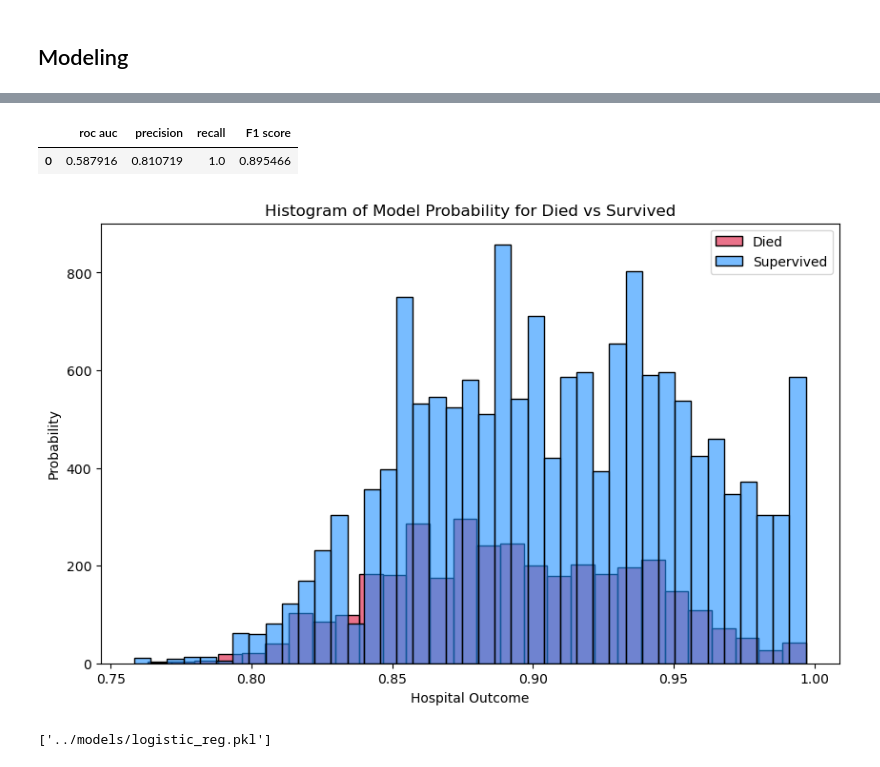
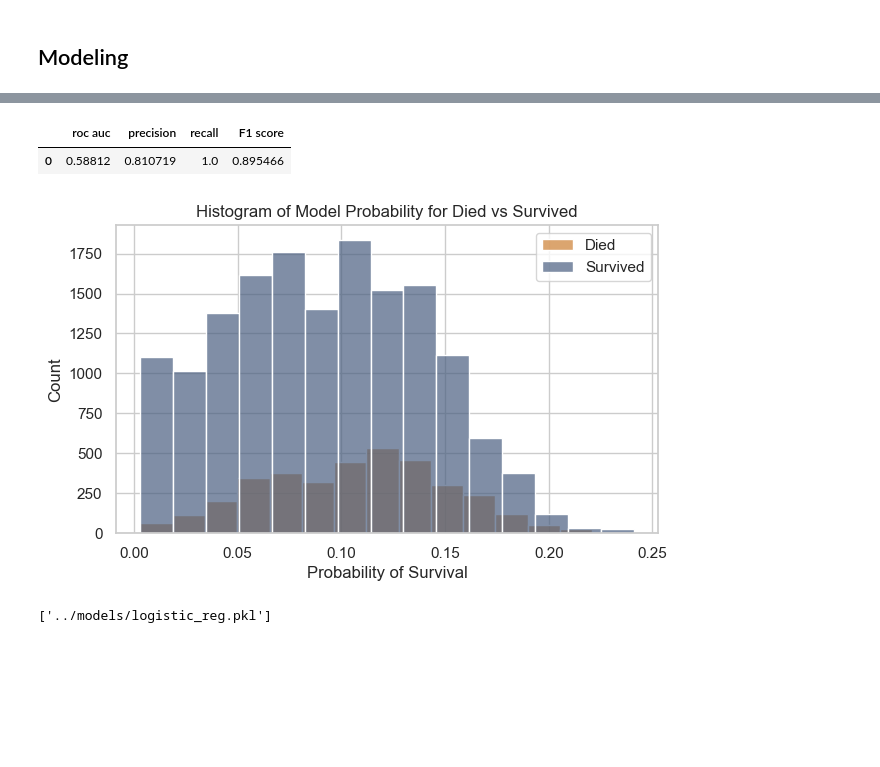
Before and after one commit to Eligoze75/Sepsis-Survival-Minimal-Clinical-Records, a Jupyter notebook: src/sepsis-predictor-report.ipynb, the cells around one changed output, grey strips where cells are left out. Cells and saved outputs as stored; diff of their text form; code cells hidden in the pictures; blank space fills up the shorter version.

```diff
--- a/src/sepsis-predictor-report.ipynb
+++ b/src/sepsis-predictor-report.ipynb
@@ -275,9 +273,9 @@ RandomizedSearchCV(cv=5,
 lr_best_model = lr_random_search.best_estimator_
 y_pred = lr_best_model.predict(X_test)
 roc_auc = roc_auc_score(y_test, lr_best_model.predict_proba(X_test)[:, 1])
-precision = precision_score(y_test, y_pred)
-recall = recall_score(y_test, y_pred)
-f1 = f1_score(y_test, y_pred)
+precision = precision_score(y_test, y_pred, pos_label="alive")
+recall = recall_score(y_test, y_pred, pos_label="alive")
+f1 = f1_score(y_test, y_pred, pos_label="alive")
 
 pd.DataFrame(
     {
@@ -289,4 +287,4 @@ pd.DataFrame(
 )
 # %% [output]
 |  | roc auc | precision | recall | F1 score |
-| 0 | 0.587916 | 0.810719 | 1.0 | 0.895466 |
+| 0 | 0.58812 | 0.810719 | 1.0 | 0.895466 |
@@ -298,14 +291,27 @@ y_hat_survived = lr_best_model.predict_proba(survived[features])[:, 1]
 # %%
-plt.figure(figsize=(10, 6))
-sns.histplot(data=y_hat_died, color="orange", kde=False, label = "Died", alpha=0.6)
-sns.histplot(data=y_hat_survived, color="dodgerblue", kde=False, label = "Supervived", alpha=0.6)
-plt.xlabel("Hospital Outcome")
-plt.ylabel("Probability")
+died = test_df.loc[test_df["hospital_outcome"] == "dead"]
+y_hat_died = lr_best_model.predict_proba(died[features])[:, 1]
+survived = test_df.loc[test_df["hospital_outcome"] == "alive"]
+y_hat_survived = lr_best_model.predict_proba(survived[features])[:, 1]
+
+plt.figure(figsize=(7, 4))
+sns.histplot(
+    data=y_hat_died, color="#CD7F32", kde=False, label="Died", alpha=0.7, bins=15
+)
+sns.histplot(
+    data=y_hat_survived,
+    color="#4A5F80",
+    kde=False,
+    label="Survived",
+    alpha=0.7,
+    bins=15,
+)
+plt.xlabel("Probability of Survival")
 plt.legend()
 plt.title("Histogram of Model Probability for Died vs Survived")
 plt.show()
 # %% [output]
-[figure, old version]
+[figure, new version]
 # %%
 # saving model
 joblib.dump(lr_best_model, "../models/logistic_reg.pkl")
```
Also changed, not shown: parts of 5 cells of this notebook, 1 other file.
